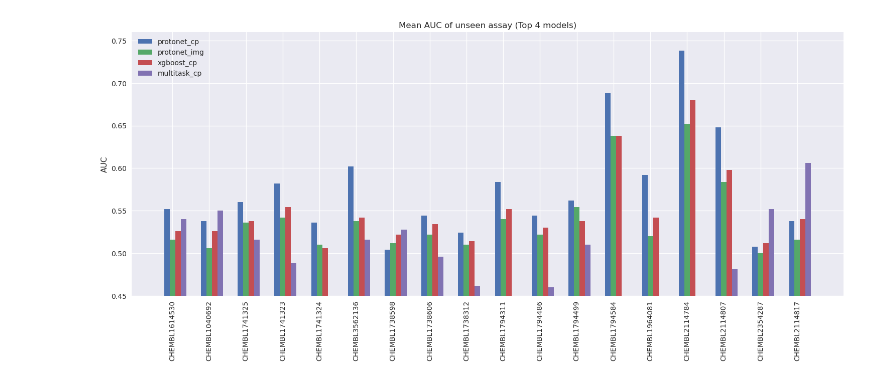
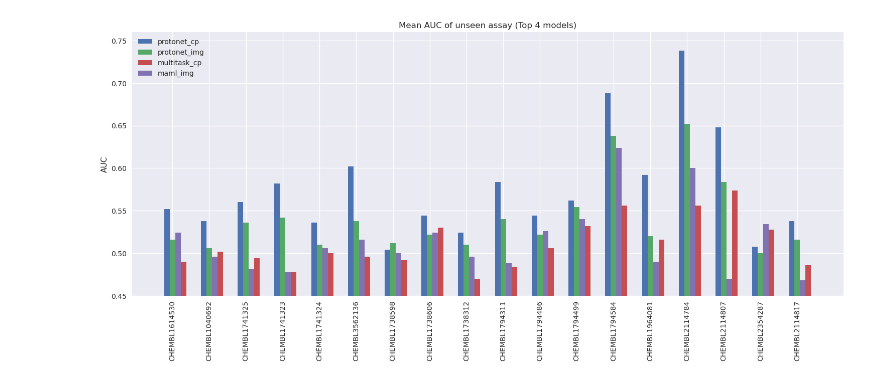
Before and after one commit to son-ha-264/FSL_CP, a Jupyter notebook: result/notebook/model_comparision_auroc.ipynb, the cells around one changed output. Cells and saved outputs as stored; diff of their text form; code cells hidden in the pictures.

```diff
--- a/result/notebook/model_comparision_auroc.ipynb
+++ b/result/notebook/model_comparision_auroc.ipynb
@@ -5,17 +5,24 @@ import numpy as np
 import seaborn as sns
 # %%
 df_proto_auroc_cp = pd.read_csv('../result_summary/protonet_cp_auroc_result_summary.csv')
-df_multitask_auroc_cp = pd.read_csv('../result_summary/multitask_cp_auroc_result_summary.csv')
+df_multitask_auroc_cp = pd.read_csv('../result_summary3/multitask_cp_result_summary3.csv')
 df_maml_auroc_cp = pd.read_csv('../result_summary/maml_cp_auroc_result_summary.csv')
 df_xgboost_auroc_cp = pd.read_csv('../result_summary/xgboost_cp_auroc_result_summary.csv')
 
 df_proto_auroc_img = pd.read_csv('../result_summary/protonet_img_auroc_result_summary.csv')
+df_maml_auroc_img = pd.read_csv('../result_summary/maml_img_auroc_result_summary.csv')
 # %%
 auroc_proto_img_8 = np.array([float(df_proto_auroc_img['8'][i].split('+/-')[0]) for i in range(len(df_proto_auroc_img))])
 auroc_proto_img_16 = np.array([float(df_proto_auroc_img['16'][i].split('+/-')[0]) for i in range(len(df_proto_auroc_img))])
 auroc_proto_img_32 = np.array([float(df_proto_auroc_img['32'][i].split('+/-')[0]) for i in range(len(df_proto_auroc_img))])
 auroc_proto_img_64 = np.array([float(df_proto_auroc_img['64'][i].split('+/-')[0]) for i in range(len(df_proto_auroc_img))])
 auroc_proto_img_96 = np.array([float(df_proto_auroc_img['96'][i].split('+/-')[0]) for i in range(len(df_proto_auroc_img))])
+
+auroc_maml_img_8 = np.array([float(df_maml_auroc_img['8'][i].split('+/-')[0]) for i in range(len(df_maml_auroc_img))])
+auroc_maml_img_16 = np.array([float(df_maml_auroc_img['16'][i].split('+/-')[0]) for i in range(len(df_maml_auroc_img))])
+auroc_maml_img_32 = np.array([float(df_maml_auroc_img['32'][i].split('+/-')[0]) for i in range(len(df_maml_auroc_img))])
+auroc_maml_img_64 = np.array([float(df_maml_auroc_img['64'][i].split('+/-')[0]) for i in range(len(df_maml_auroc_img))])
+auroc_maml_img_96 = np.array([float(df_maml_auroc_img['96'][i].split('+/-')[0]) for i in range(len(df_maml_auroc_img))])
 
 auroc_proto_cp_8 = np.array([float(df_proto_auroc_cp['8'][i].split('+/-')[0]) for i in range(len(df_proto_auroc_cp))])
 auroc_proto_cp_16 = np.array([float(df_proto_auroc_cp['16'][i].split('+/-')[0]) for i in range(len(df_proto_auroc_cp))])
@@ -47,38 +54,40 @@ avg_proto_img = np.mean([auroc_proto_img_8, auroc_proto_img_16, auroc_proto_img_
 avg_multitask_cp = np.mean([auroc_multitask_cp_8, auroc_multitask_cp_16, auroc_multitask_cp_32, auroc_multitask_cp_64, auroc_multitask_cp_96], axis=0)
 avg_maml_cp = np.mean([auroc_maml_cp_8, auroc_maml_cp_16, auroc_maml_cp_32, auroc_maml_cp_64, auroc_maml_cp_96], axis=0)
 avg_xgboost_cp = np.mean([auroc_xgboost_cp_8, auroc_xgboost_cp_16, auroc_xgboost_cp_32, auroc_xgboost_cp_64, auroc_xgboost_cp_96], axis=0)
+avg_maml_img = np.mean([auroc_maml_img_8, auroc_maml_img_16, auroc_maml_img_32, auroc_maml_img_64, auroc_maml_img_96], axis=0)
 labels = list(df_proto_auroc_cp['assay_chembl_id'])
 
 with plt.style.context(['seaborn-v0_8-deep', 'seaborn']):
     x = np.arange(len(labels))  # the label locations
     width = 0.15  # the width of the bars
 
     fig, ax = plt.subplots()
     fig.set_size_inches(15, 6)
     #rects1 = ax.bar(x - width, avg_maml_cp, width, label='maml')
     rects2 = ax.bar(x-width, avg_proto_cp, width, label='protonet_cp')
     rects3 = ax.bar(x, avg_proto_img, width, label='protonet_img')
-    rects4 = ax.bar(x + width, avg_xgboost_cp, width, label='xgboost_cp')
+    #rects4 = ax.bar(x + width, avg_xgboost_cp, width, label='xgboost_cp')
     rects5 = ax.bar(x + 2*width, avg_multitask_cp, width, label='multitask_cp')
+    rects6 = ax.bar(x + width, avg_maml_img, width, label='maml_img')
 
     # Add some text for labels, title and custom x-axis tick labels, etc.
     ax.set_ylabel('AUC')
     ax.set_title('Mean AUC of unseen assay (Top 4 models)')
     ax.set_xticks(x, labels)
     ax.legend(loc='upper left')
 
     #ax.bar_label(rects1, padding=3)
     #ax.bar_label(rects2, padding=3)
 
     fig.tight_layout()
 
     plt.tick_params(axis='x', labelrotation=90)
 
     plt.ylim([0.45, 0.76])
     plt.savefig("../plots/Model_comparison_barplot1.png", bbox_inches='tight')
     plt.show()
 # %% [output]
-[figure, old version]
+[figure, new version]
 # %%
 # Best performing:
 ### CHEMBL3562136: PubChem BioAssay. qHTS Assay for Identifying Compounds that block Entry of Ebola Virus, Screen 2 blue channel.
```
Also changed, not shown: parts of 2 cells of this notebook, 32 other files.
